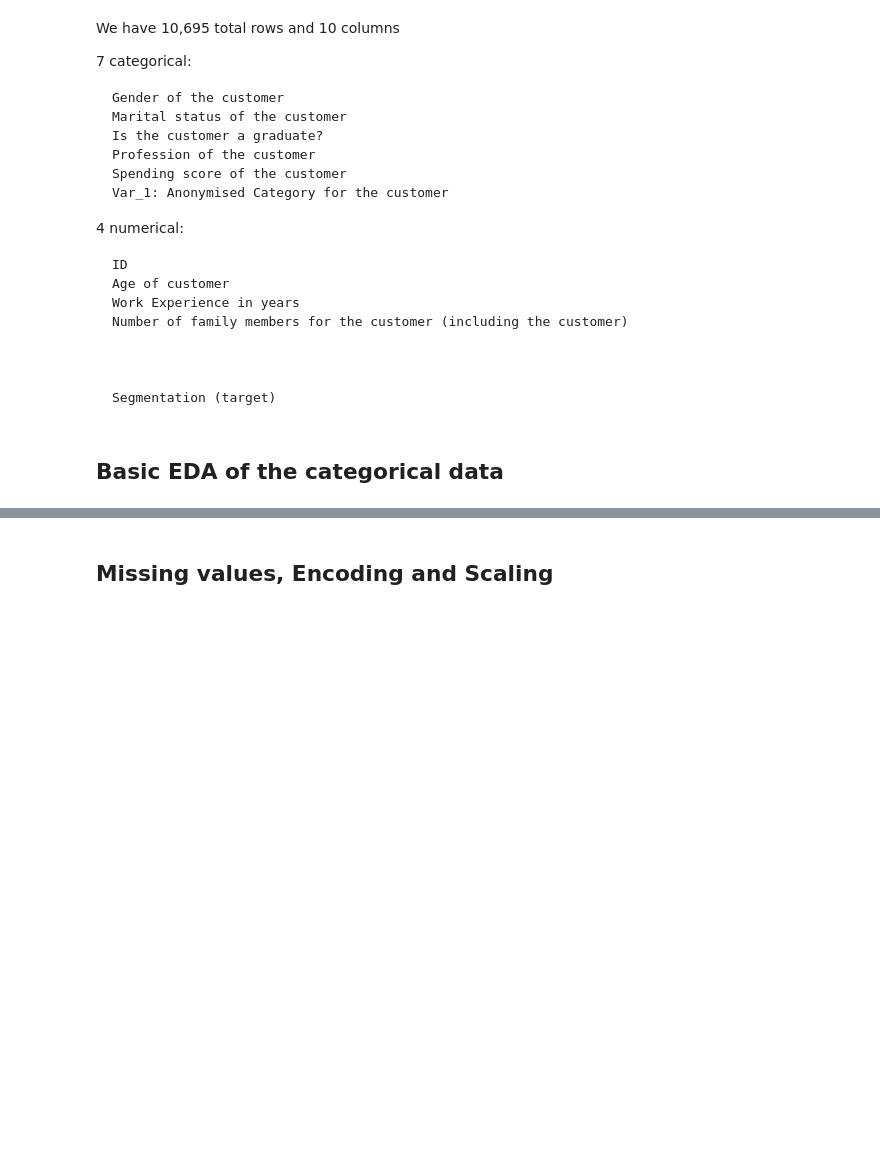
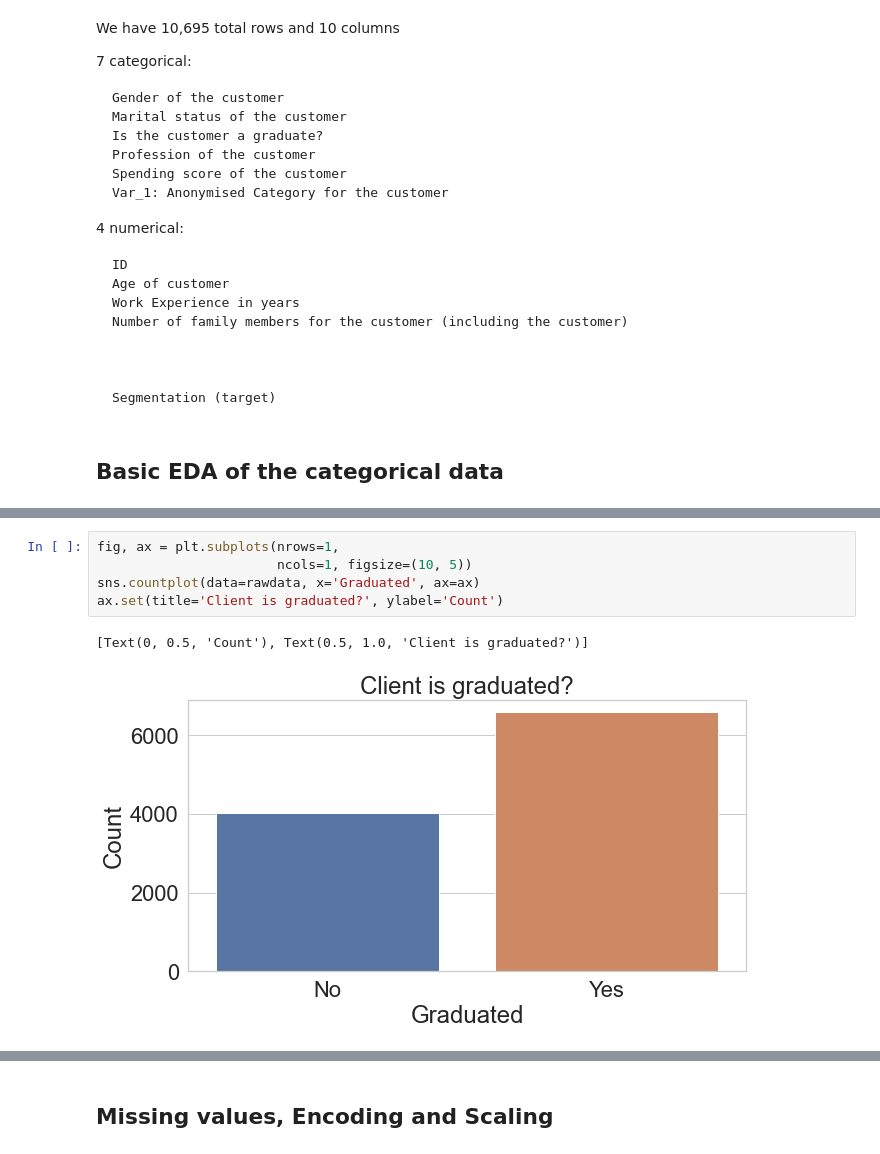
Before and after one commit to PietroDona/DS_Exercises, a Jupyter notebook: Customer Segmentation/notebooks/Segmentation-EDA.ipynb, the cells around one changed output, grey strips where cells are left out. Saved outputs shown, nothing was run; the diff lists cells and outputs as text; blank space fills up the shorter version.

```diff
--- a/Customer Segmentation/notebooks/Segmentation-EDA.ipynb
+++ b/Customer Segmentation/notebooks/Segmentation-EDA.ipynb
@@ -217,0 +84,8 @@ sns.countplot(data=data_for_segmentation, x='Var_1',
+# %%
+fig, ax = plt.subplots(nrows=1,
+                       ncols=1, figsize=(10, 5))
+sns.countplot(data=rawdata, x='Graduated', ax=ax)
+ax.set(title='Client is graduated?', ylabel='Count')
+# %% [output]
+[Text(0, 0.5, 'Count'), Text(0.5, 1.0, 'Client is graduated?')]
+[figure, added]
```
Also changed, not shown: parts of 46 cells of this notebook, 1 other file.
